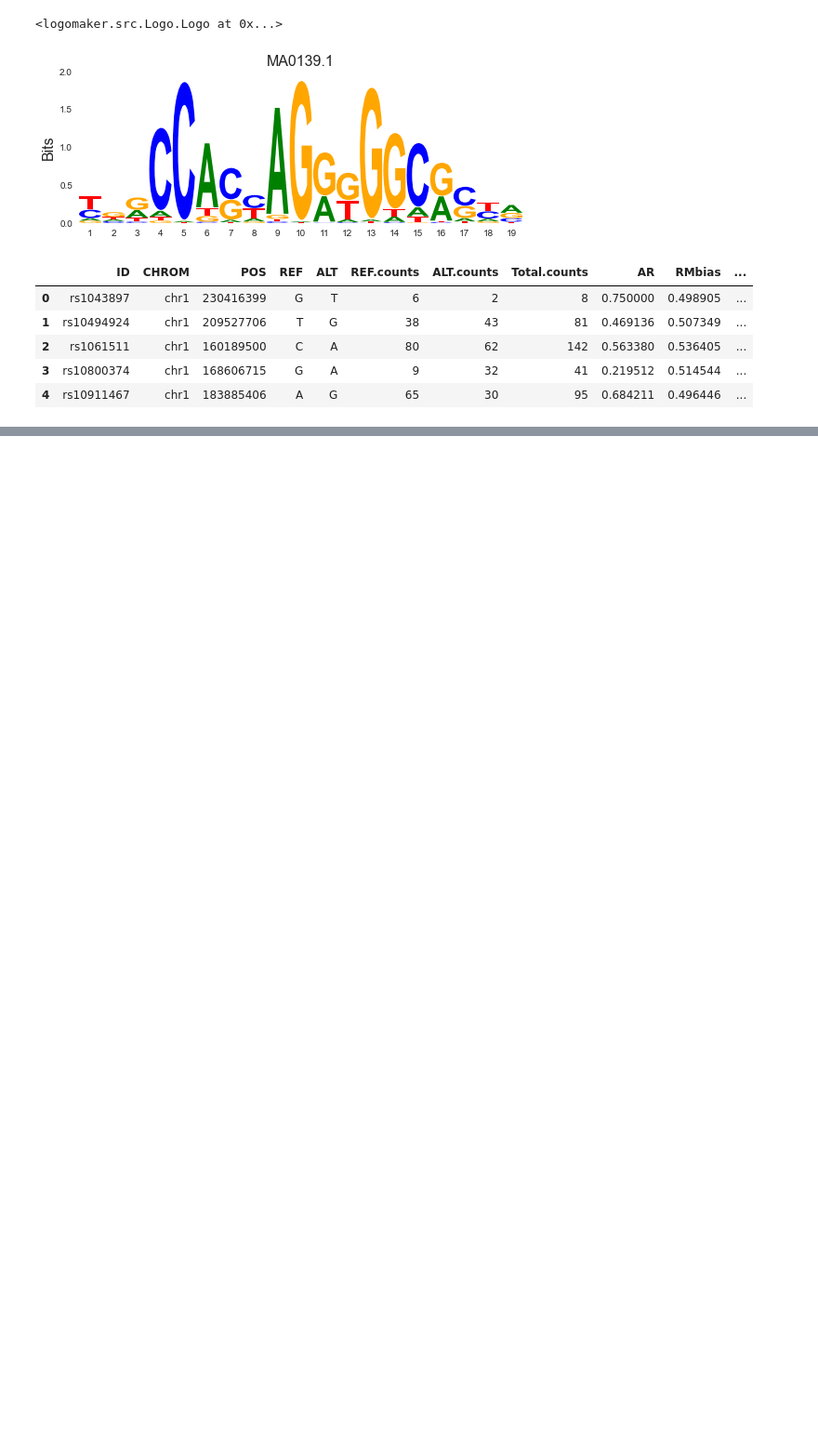
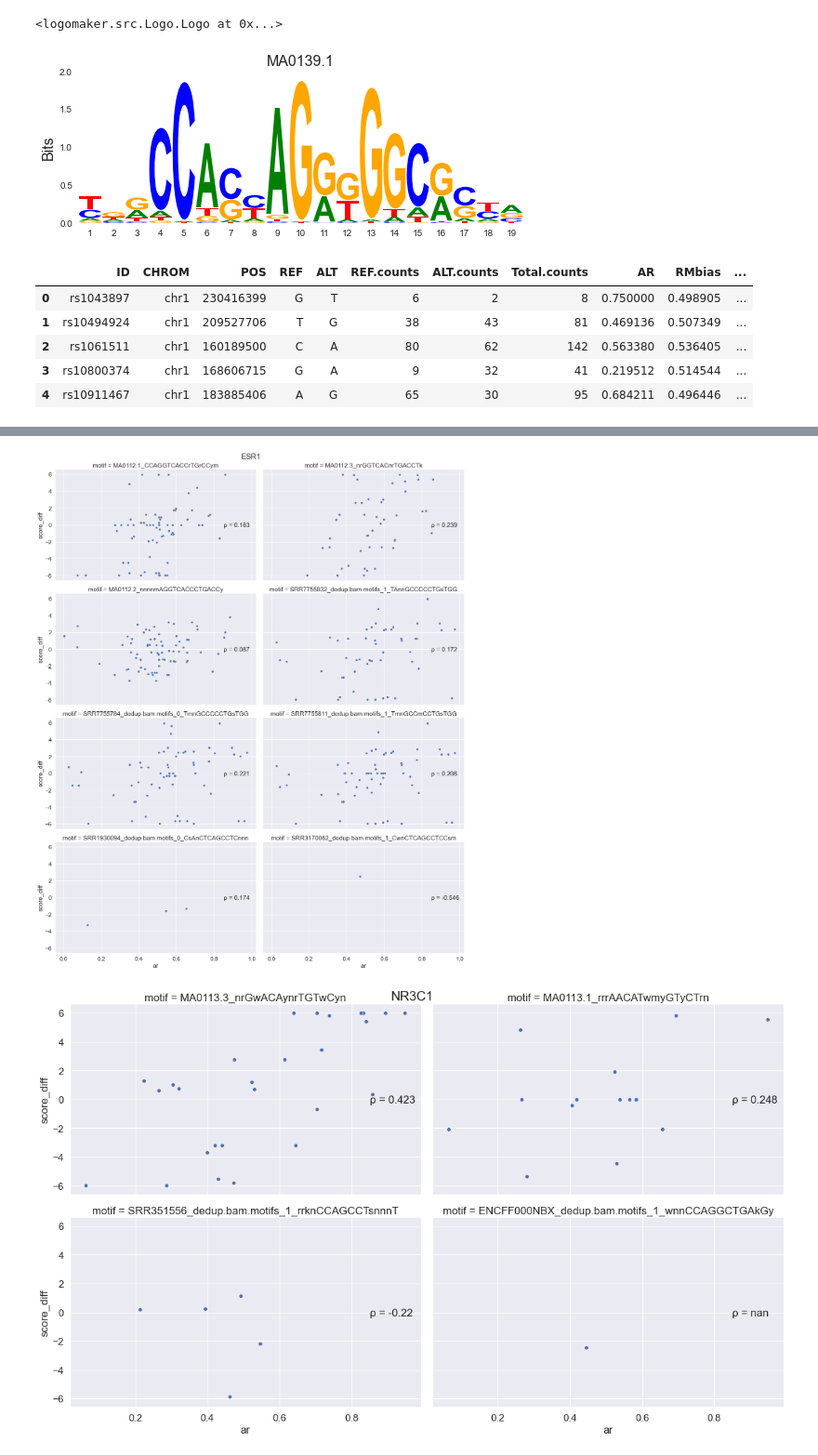
Before and after one commit to BAAL-NF/nopeak-utils, a Jupyter notebook: motif_and_asb.ipynb, the cells around one changed output, grey strips where cells are left out. Shown at 93% size. Cells and saved outputs as stored; diff of their text form; code cells hidden in the pictures; blank space fills up the shorter version.

```diff
--- a/motif_and_asb.ipynb
+++ b/motif_and_asb.ipynb
@@ -313,0 +215,9 @@ sns.scatterplot(data = scatter_coords, x="AR", y="score")
+# %%
+asb_data = dd.read_csv("other_tfs/asb/*.csv", include_path_column=True)
+ctcf_asb_data = dd.read_csv("ctcf/asb/*.csv", include_path_column=True)
+asb_data = dd.concat([asb_data, ctcf_asb_data])
+asb_data = asb_data[asb_data.peak]
+asb_data["cell_line"] = asb_data.apply(lambda row: Path(row.path).name.split("_")[0],  axis=1)
+asb_data["tf"] = asb_data.apply(lambda row: Path(row.path).name.split(".")[0].split("_")[1],  axis=1)
+asb_data = asb_data.compute().reset_index(drop=True)
+asb_data.head()
@@ -313,0 +231,4 @@ sns.scatterplot(data = scatter_coords, x="AR", y="score")
+# %%
+score_sets = { factor : ScoreSet(asb_data[asb_data.tf == factor], motif_list, genome) for factor, motif_list in merged_motifs.items()}
+# %%
+scores = { factor : set.get_best_scores(fpr=0.05) for factor, set in score_sets.items() }
@@ -313,0 +257,8 @@ sns.scatterplot(data = scatter_coords, x="AR", y="score")
+# %%
+correlations = defaultdict(dict)
+
+for factor, score_set in scores.items():
+    for motif, group in score_set.groupby("motif"):
+        correlation = group.ar.corr(group.score_diff, method="spearman")
+        correlations[factor][motif] = correlation
+        print(f"{factor}, {motif}: {correlation}")
@@ -313,0 +283,18 @@ sns.scatterplot(data = scatter_coords, x="AR", y="score")
+# %%
+with sns.plotting_context("notebook", font_scale=1.4, rc={"figure.dpi":500, 'savefig.dpi':300}):
+    for factor, score_set in scores.items():
+        plot_data = score_set[round(score_set.score_diff, 6) != 0.]
+        col_order = plot_data.motif.unique()
+        g = sns.FacetGrid(plot_data, col="motif", height=5, aspect=1.65, col_wrap=2, col_order=col_order)
+        g.map(sns.scatterplot, "ar", "score_diff")
+
+        for ax, motif in zip(g.axes.flat, col_order):
+            corr = round(correlations[factor][motif], 3)
+            ax.text(0.85,-0.25,f"ρ = {corr}")
+
+        g.fig.subplots_adjust(top=0.95)
+        g.fig.suptitle(factor)
+        plt.show()
+# %% [output]
+[figure, added]
+[figure, added]
```
Also changed, not shown: parts of 43 cells of this notebook, 8 other files.
